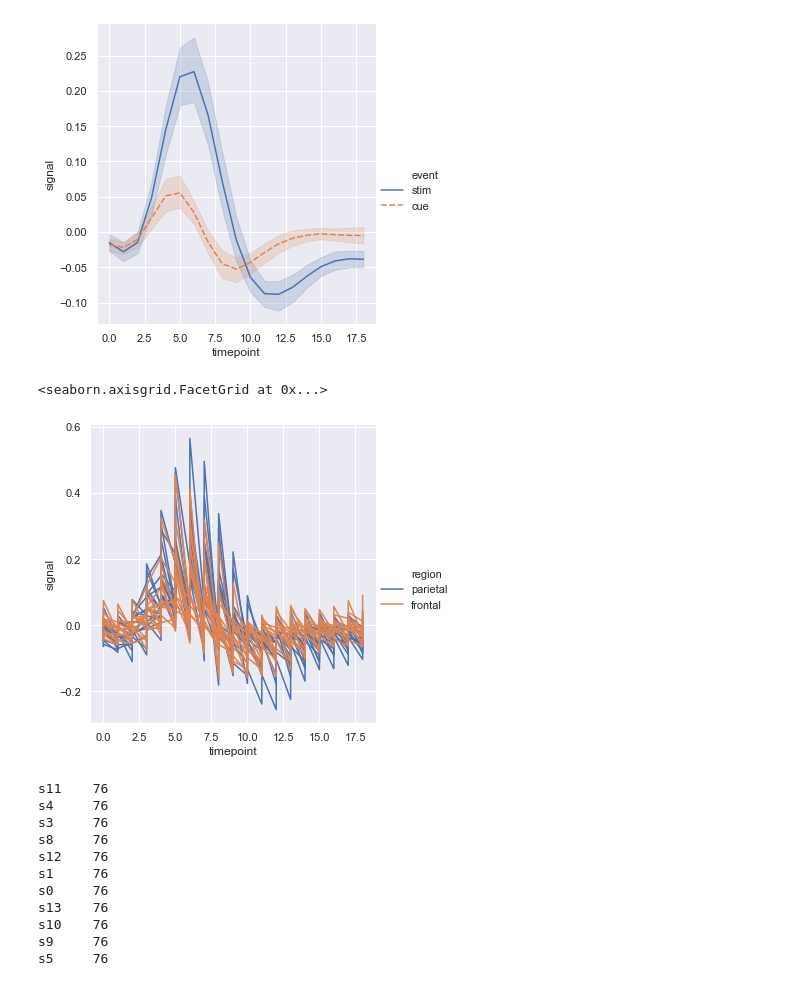
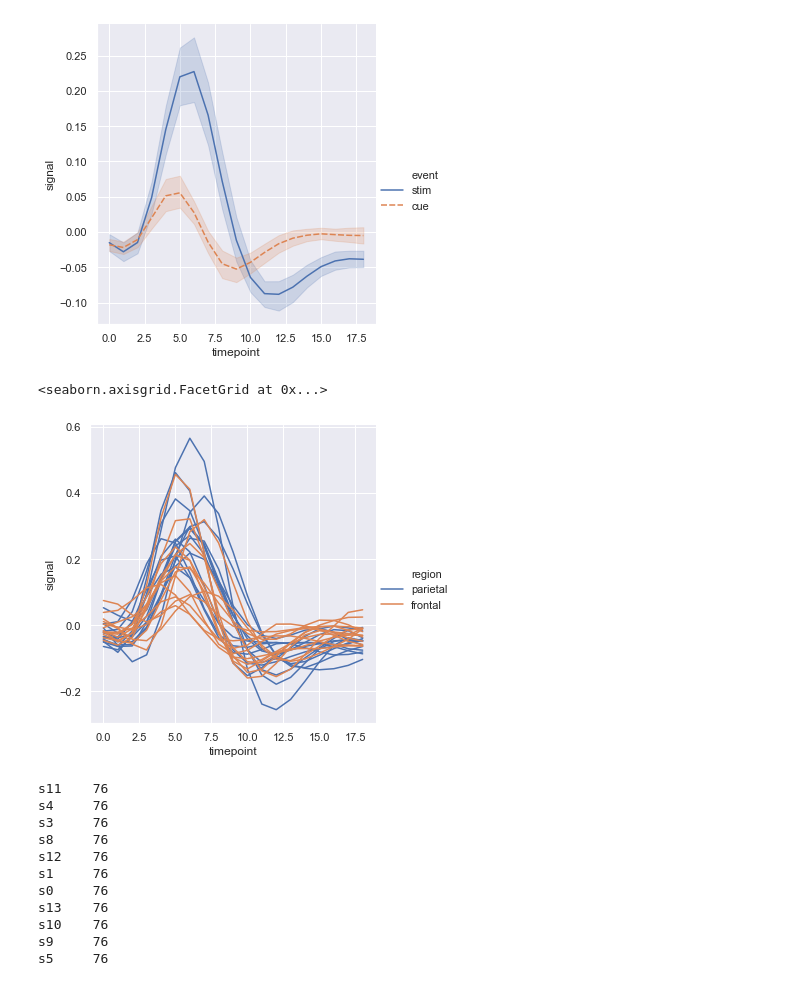
Before and after one commit to singhaanonno/Seaborn-Python-Tutorial, a Jupyter notebook: Seaborn Basics 01-checkpoint.ipynb, the cells around one changed output. Saved outputs shown, nothing was run; the diff lists cells and outputs as text; code cells hidden in the pictures.

```diff
--- a/Seaborn Basics 01-checkpoint.ipynb
+++ b/Seaborn Basics 01-checkpoint.ipynb
@@ -352,10 +380,11 @@ sns.relplot(x='timepoint',y='signal',hue='event',style='event',kind='line',data=
 <seaborn.axisgrid.FacetGrid at 0x...>
 [figure]
 # %%
-sns.relplot(x='timepoint',y='signal',hue='region',units='subject',data=fmri,estimator=None,kind='line')
+sns.relplot(x='timepoint',y='signal',hue='region',units='subject',
+            data=fmri.query("event=='stim'"),estimator=None,kind='line')
 # %% [output]
 <seaborn.axisgrid.FacetGrid at 0x...>
-[figure, old version]
+[figure, new version]
 # %%
 fmri['subject'].value_counts()
 # %% [output]
```
Also changed, not shown: parts of 3 cells of this notebook, 1 other file.
